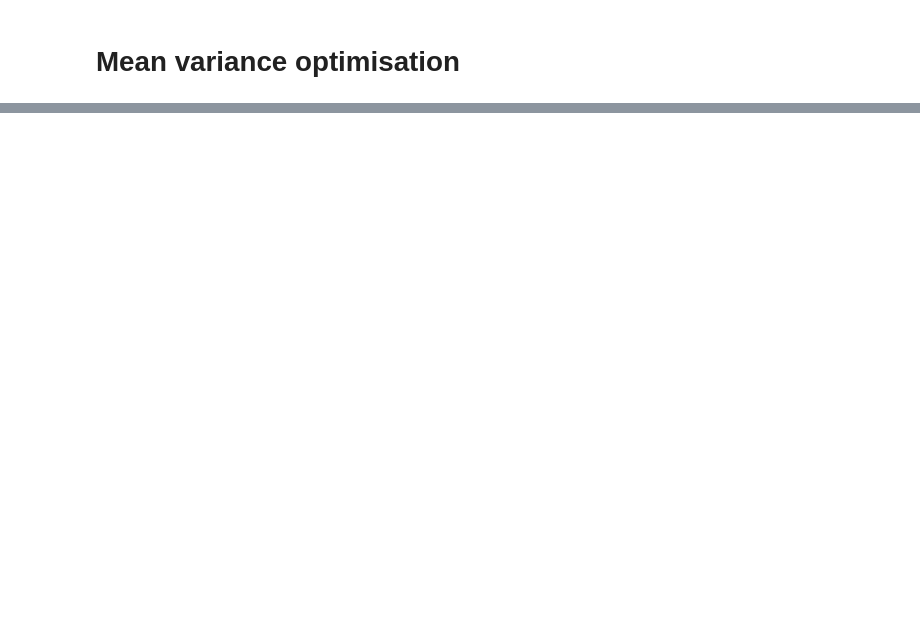
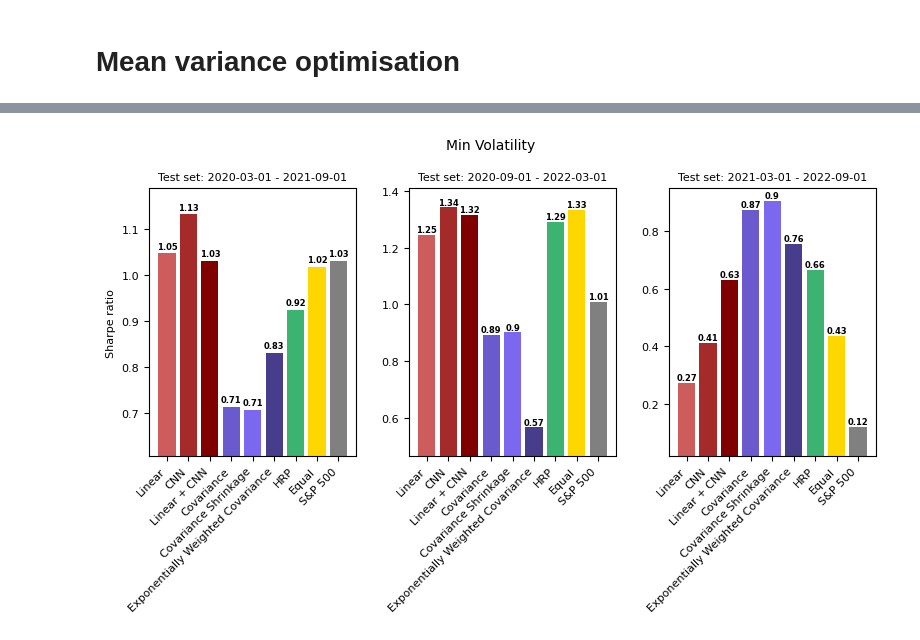
Before and after one commit to rorycreedon/portfolio_metric_learning, a Jupyter notebook: demo.ipynb, the cells around one changed output, grey strips where cells are left out. Drawn from its saved outputs; the diff is of its cells as text; code cells hidden in the pictures; blank space fills up the shorter version.

```diff
--- a/demo.ipynb
+++ b/demo.ipynb
@@ -285,0 +271,31 @@ Equal number of stocks included: 181
+# %%
+colours = ['indianred', 'brown', 'maroon', 'slateblue', 'mediumslateblue', 'darkslateblue', 'mediumseagreen', 'gold', 'gray']
+
+fig, ax = plt.subplots(1, 3, figsize=(8, 5))
+i=0
+for date in results_volatility.index:
+
+    # Calculate test period
+    test_start = datetime.strptime(date, '%Y-%m-%d') + relativedelta(years=3)
+    test_end = test_start + relativedelta(years=1, months=6)
+
+    # Plotting
+    ax[i].bar(results_volatility[results_volatility.index==date].columns, np.squeeze(results_volatility[results_volatility.index==date].values), color = colours)
+    plt.setp(ax[i].get_xticklabels(), rotation=45, ha='right', fontsize=8)
+    plt.setp(ax[i].get_yticklabels(), fontsize=8)
+    min_y = np.squeeze(results_volatility[results_volatility.index==date].values).min()-0.1
+    ax[i].set_ylim(bottom = min_y)
+    ax[i].set_title(f"Test set: {test_start.strftime('%Y-%m-%d')} - {test_end.strftime('%Y-%m-%d')}", fontsize = 8)
+
+    # Add values to bars
+    for j, v in enumerate(np.squeeze(results_volatility[results_volatility.index==date].values)):
+        ax[i].text(j, v+0.01, str(round(v, 2)), color='black', fontweight='bold', fontsize=6, ha='center')
+
+    i+=1
+
+ax[0].set_ylabel('Sharpe ratio', fontsize=8)
+
+fig.suptitle('Min Volatility', fontsize=10)
+fig.tight_layout();
+# %% [output]
+[figure, added]
```
Also changed, not shown: parts of 22 cells of this notebook, 3 other files.
